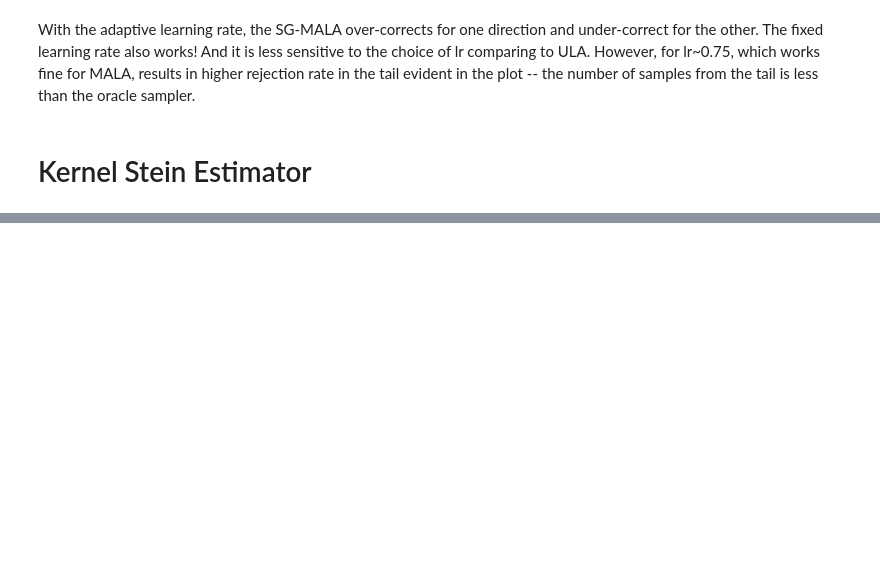
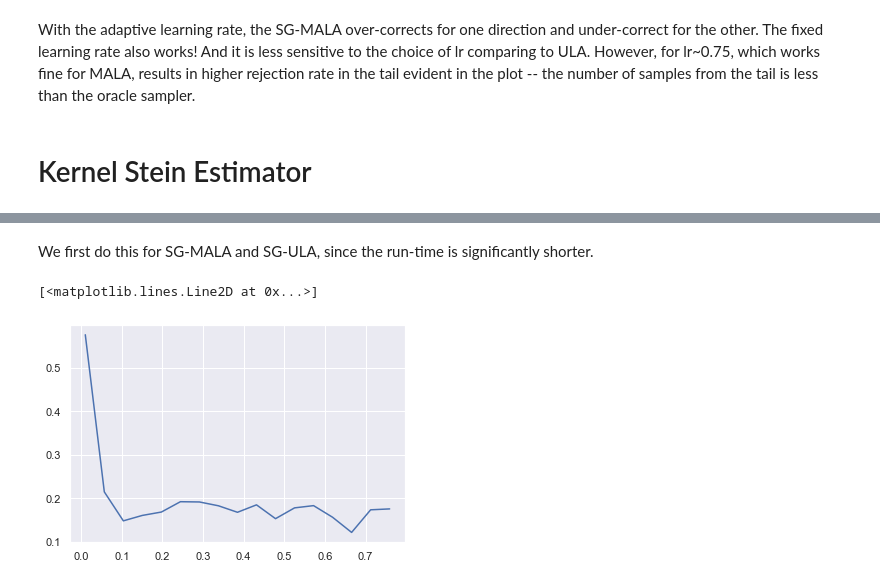
Before and after one commit to shushuzh/608-project, a Jupyter notebook: src/project.ipynb, the cells around one changed output, grey strips where cells are left out. Drawn from its saved outputs; the diff is of its cells as text; code cells hidden in the pictures; blank space fills up the shorter version.

Commit message:
add example using ksd to select stepsize -- based on sample quality

```diff
--- a/src/project.ipynb
+++ b/src/project.ipynb
@@ -455,6 +461,13 @@ sns.set()
 # %%
 # p has known log-lik derivative
 # q only has a set of samples
+mu = np.array([1.2, .6])
+cov = (
+    0.9*(np.ones([2, 2]) -
+            np.eye(2)).T +
+    np.eye(2)*1.3
+)
+
 p = Gaussian(dict(mu=mu, sigma=sigma))
 ksd_list = []
 # %%
@@ -463,0 +483,2 @@ for sampler, q in est_samples.items():
+# %% [markdown]
+We first do this for SG-MALA and SG-ULA, since the run-time is significantly shorter.
@@ -463,0 +550,37 @@ for sampler, q in est_samples.items():
+# %%
+init_state = torch.zeros([2], requires_grad=True, device=device)
+dist = gaussian_dist.nl_pdf
+max_itr = int(1e3)
+burn_in = 500
+# %%
+lr_lis = np.linspace(0.01, 0.9, num=20)
+
+mu = np.array([1.2, .6])
+cov = (
+    0.9*(np.ones([2, 2]) -
+            np.eye(2)).T +
+    np.eye(2)*1.3
+)
+
+p = Gaussian(dict(mu=mu, sigma=sigma))
+# %%
+ksd_sgmala_lis = []
+
+for i in tqdm(range(len(lr_lis))):
+    samp_sgmala = sample_dist_sgmala(
+        init_state,
+        dist,
+        lr_lis[i],
+        max_itr,
+        burn_in=500,
+        thinning=None,
+        device=torch.device('cpu'),
+        plot=False
+        )
+    gaussian_ksd = KSD('imq', dict(c=1, beta=-0.5), p=p, q=samp_sgmala)
+    ksd_sgmala_lis.append(gaussian_ksd.discrepancy())
+# %%
+plt.plot(lr_lis, ksd_sgmala_lis)
+# %% [output]
+[<matplotlib.lines.Line2D at 0x...>]
+[figure, added]
```
Also changed, not shown: parts of 13 cells of this notebook.
